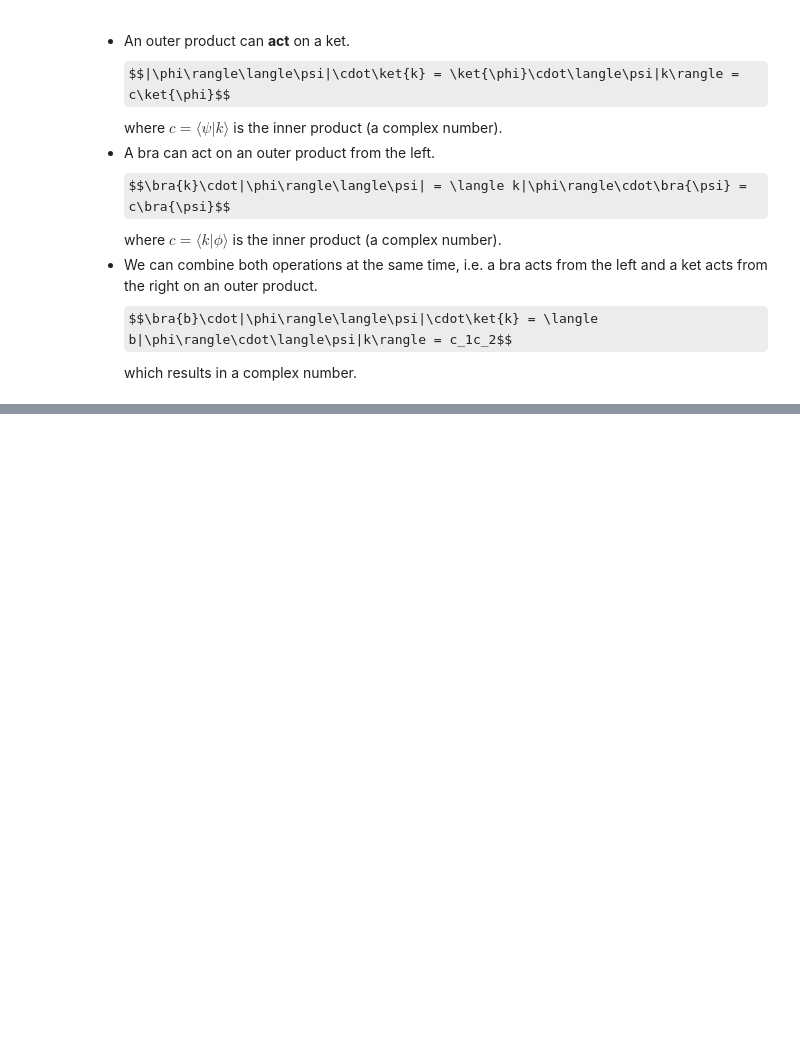
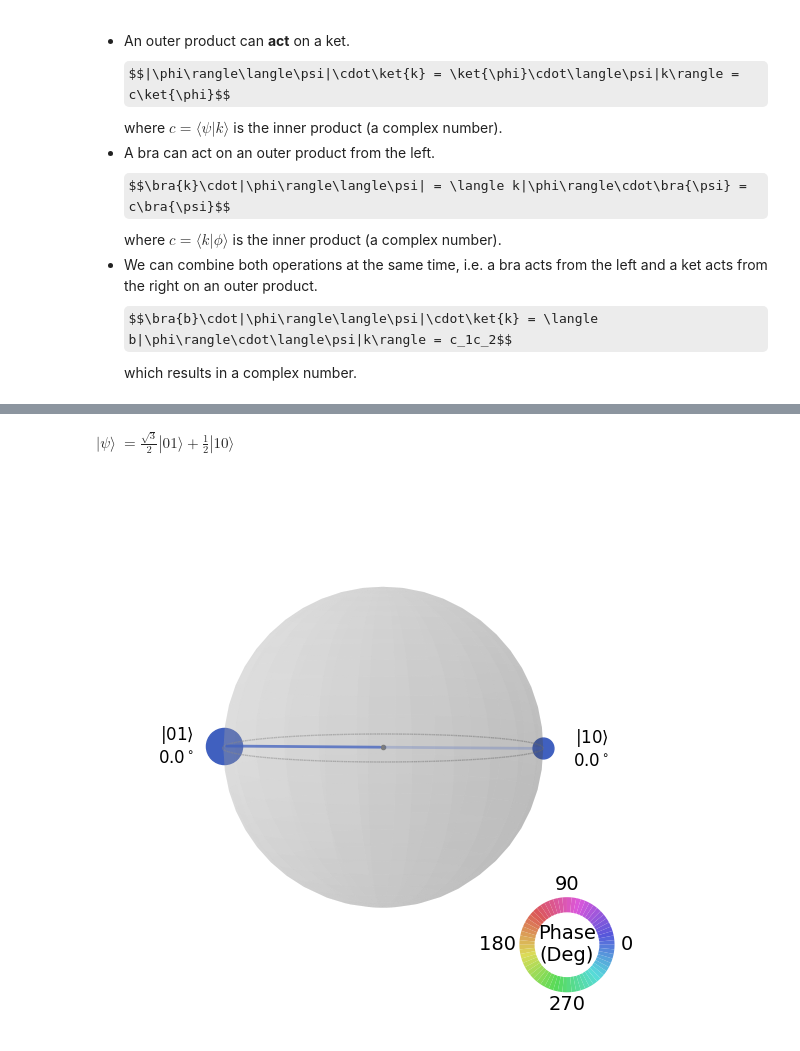
Before and after one commit to drmithileshkumar/qiskit, a Jupyter notebook: 2_Statevector.ipynb, the cells around one changed output, grey strips where cells are left out. Saved outputs shown, nothing was run; the diff lists cells and outputs as text; code cells hidden in the pictures; some formulas as TeX source; blank space fills up the shorter version.

```diff
--- a/2_Statevector.ipynb
+++ b/2_Statevector.ipynb
@@ -474,0 +611,7 @@ $$\rho = a|0\rangle\langle 0|\otimes|0\rangle\langle 0| + \text{all combinations
+# %%
+from qiskit.visualization import plot_state_qsphere
+showState(psi_L, psi)
+plot_state_qsphere(psi, show_state_phases = True, use_degrees = True)
+# %% [output]
+$|\psi\rangle$ $= \frac{\sqrt{3}}{2} |01\rangle+\frac{1}{2} |10\rangle$
+[figure, added]
```
Also changed, not shown: parts of 22 cells of this notebook.
